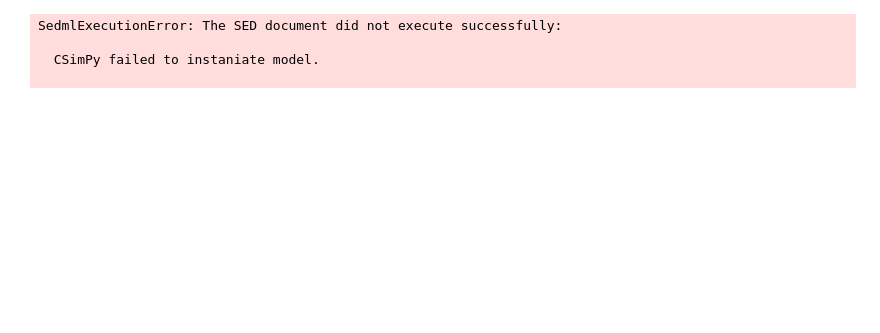
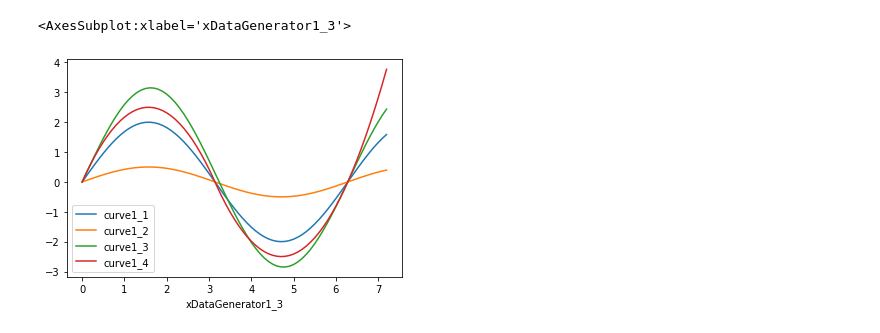
Before and after one commit to nickerso/csimpy, a Jupyter notebook: test_exec_sedml_doc.ipynb, the cells around one changed output. Saved outputs shown, nothing was run; the diff lists cells and outputs as text; code cells hidden in the pictures; blank space fills up the shorter version.

Commit message:
update example notebook to work with sine example

```diff
--- a/test_exec_sedml_doc.ipynb
+++ b/test_exec_sedml_doc.ipynb
@@ -18,7 +19,7 @@ config.VERBOSE = False
 # %%
 sedml_root = os.path.join('tests', 'fixtures')
 sedml_doc = os.path.join(sedml_root, 'sine_approximations_import.sedml')
-output_root = tempfile.mkdtemp()
+output_root = os.path.join(sedml_root, 'output', 'sine_approximations_import.sedml')
 # %%
 %%capture execution_log
 results, log = csim.exec_sed_doc(sedml_doc, sedml_root, output_root, config=config)
@@ -30,24 +26,16 @@ SedmlExecutionError: The SED document did not execute successfully:
-# %%
-sedml_root = os.path.join('..', 'diabetic-wound-healing', '7ef')
-sedml_doc = os.path.join(sedml_root, 'waugh_sherratt_2006.sedml')
-output_root = os.path.join('waugh_sherratt_2006.sedml')
-# %%
-%%capture execution_log
-results, log = csim.exec_sed_doc(sedml_doc, sedml_root, output_root, config=config)
-# %% [output]
-SedmlExecutionError: The SED document did not execute successfully:
-
-  CSimPy failed to instaniate model.
-
 # %%
 %matplotlib inline
 import numpy as np
 import pandas as pd
 import matplotlib.pyplot as plt
 # %%
-plot1 = pd.read_csv('waugh_sherratt_2006.sedml/plot1.csv', index_col=0, header=None).T
-axs = plot1.plot.line(y='base_model_phi_I', x='base_model_time', label='normal')
-plot1.plot.line(y='diabetic_model_phi_I', x='diabetic_model_time', label='diabetic', ax=axs)
-axs.set_ylabel("$\phi_I$ [cells/mm$^3$]");
-axs.set_xlabel("time [day]");
+plot1_csv = os.path.join(output_root, 'plot1.csv')
+plot1 = pd.read_csv(plot1_csv, index_col=0, header=None).T
+axs = plot1.plot.line(y='yDataGenerator1_1', x='xDataGenerator1_1', label='curve1_1')
+plot1.plot.line(y='yDataGenerator1_1_mod', x='xDataGenerator1_1', label='curve1_2', ax=axs)
+plot1.plot.line(y='yDataGenerator1_2', x='xDataGenerator1_2', label='curve1_3', ax=axs)
+plot1.plot.line(y='yDataGenerator1_3', x='xDataGenerator1_3', label='curve1_4', ax=axs)
+# %% [output]
+<AxesSubplot:xlabel='xDataGenerator1_3'>
+[figure, added]
 # %%
```
Also changed, not shown: parts of 8 cells of this notebook.
